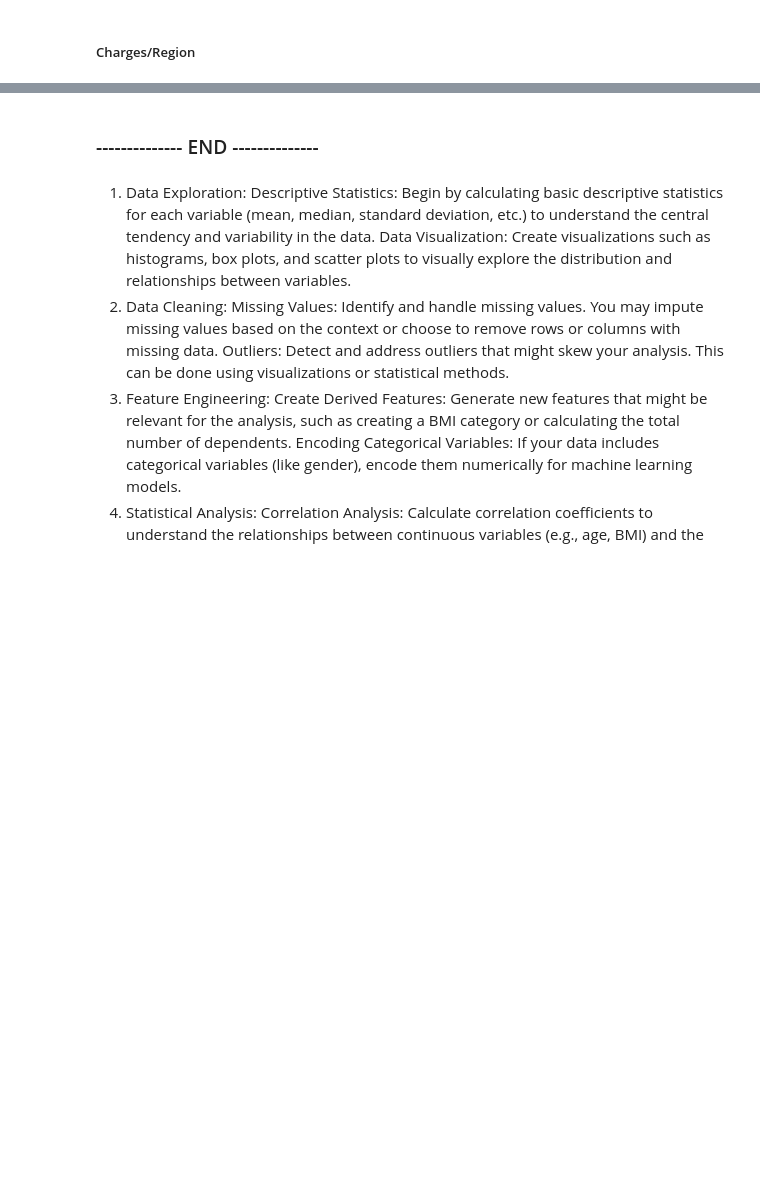
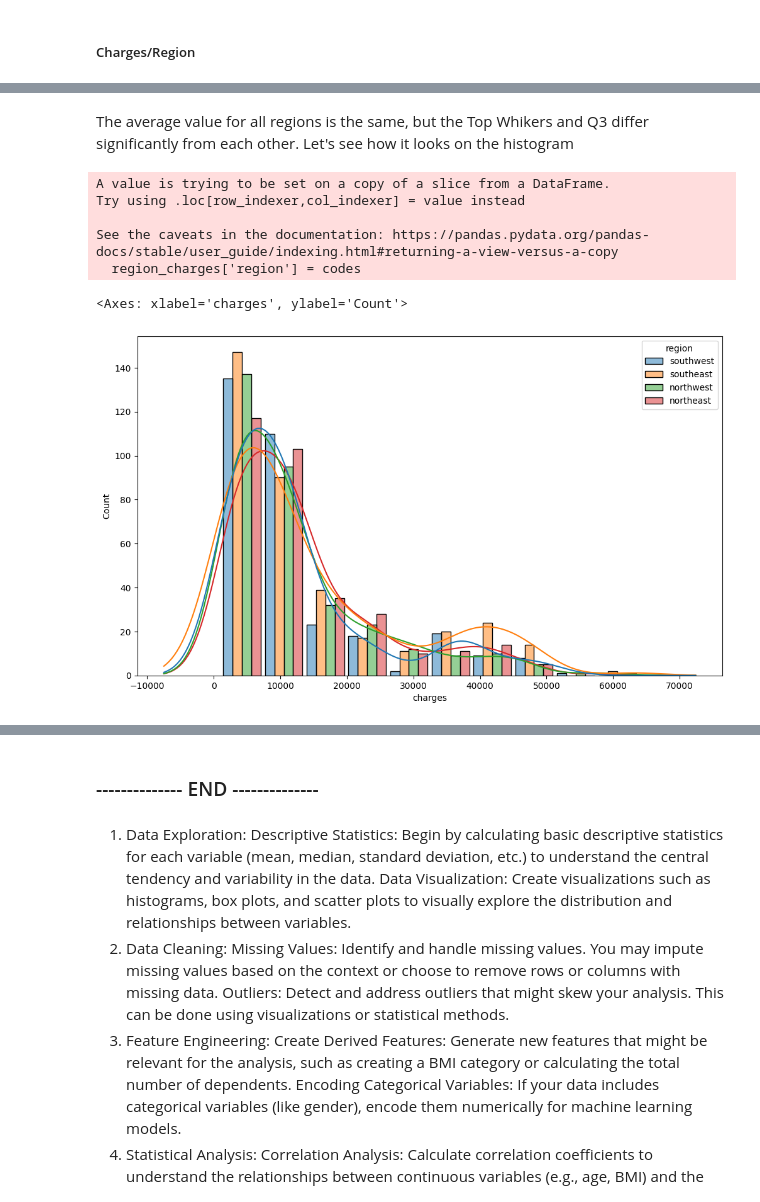
Before and after one commit to grzegorz-gomza/Portfolio_Projects, a Jupyter notebook: Medical Insurance/us-medical-insurance-costs.ipynb, the cells around one changed output, grey strips where cells are left out. Cells and saved outputs as stored; diff of their text form; code cells hidden in the pictures; blank space fills up the shorter version.

```diff
--- a/Medical Insurance/us-medical-insurance-costs.ipynb
+++ b/Medical Insurance/us-medical-insurance-costs.ipynb
@@ -315,0 +321,17 @@ sns.pairplot(data=db)
+# %% [markdown]
+The average value for all regions is the same, but the Top Whikers and Q3 differ significantly from each other. Let's see how it looks on the histogram
+# %%
+codes, unique = pd.factorize(db['region'], sort = True)
+region_charges = db[['region','charges']]
+region_charges['region'] = codes
+
+plt.figure(figsize=(12, 7))
+sns.histplot(data=db, x='charges', hue='region', multiple='dodge', shrink=0.9, bins = 10, kde=True, kde_kws=dict(cut=3))
+# %% [output]
+A value is trying to be set on a copy of a slice from a DataFrame.
+Try using .loc[row_indexer,col_indexer] = value instead
+
+See the caveats in the documentation: https://pandas.pydata.org/pandas-docs/stable/user_guide/indexing.html#returning-a-view-versus-a-copy
+  region_charges['region'] = codes
+<Axes: xlabel='charges', ylabel='Count'>
+[figure, added]
```
Also changed, not shown: parts of 20 cells of this notebook.
